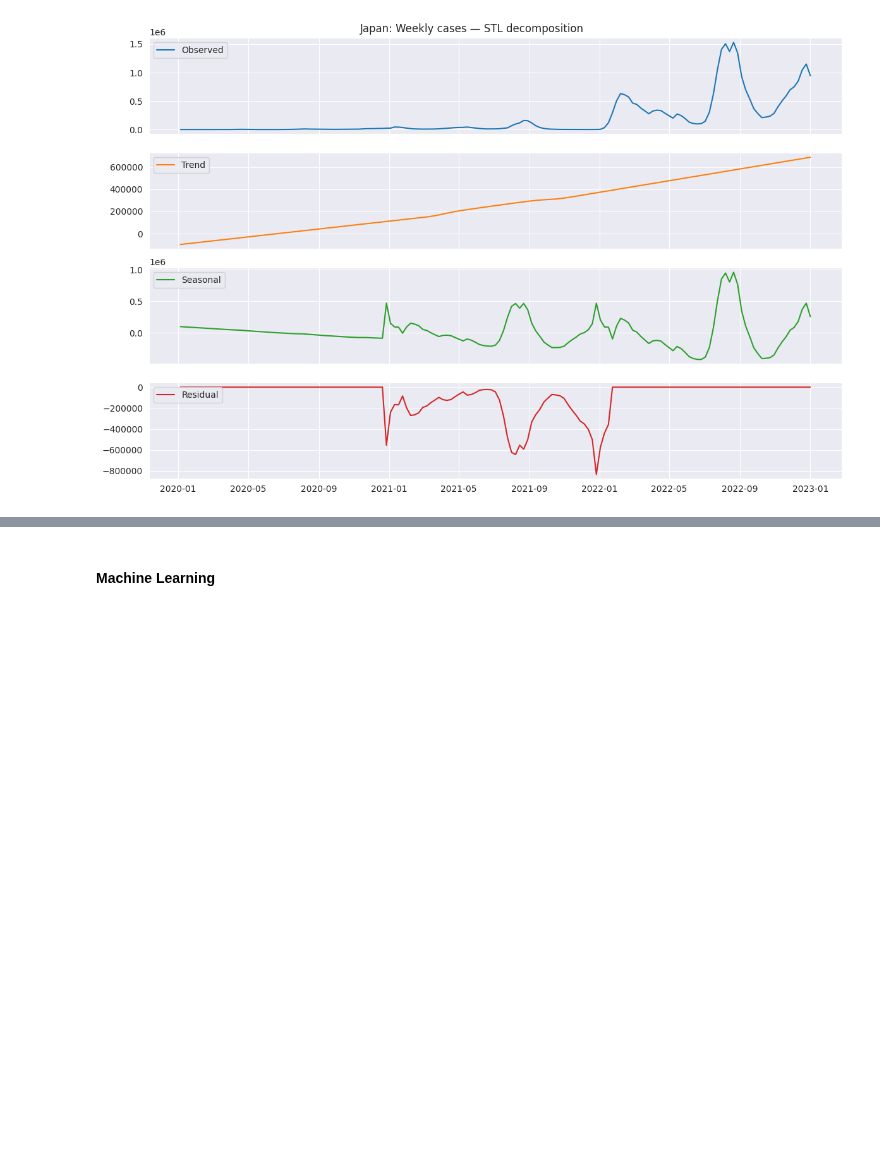
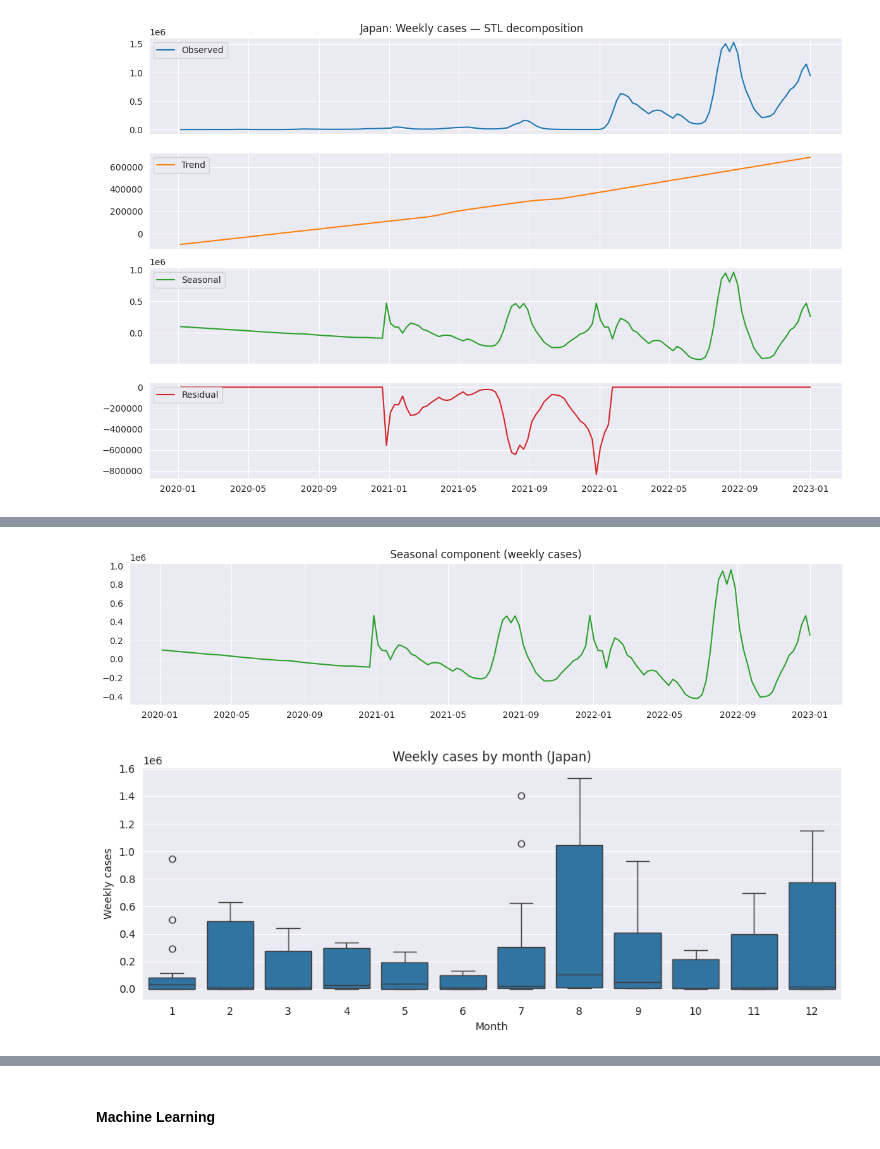
Before and after one commit to chipojaya1/myNEBDHub, a Jupyter notebook: Japan_case_study_Milestone_#2.ipynb, the cells around one changed output, grey strips where cells are left out. Cells and saved outputs as stored; diff of their text form; code cells hidden in the pictures; blank space fills up the shorter version.

```diff
--- a/Japan_case_study_Milestone_#2.ipynb
+++ b/Japan_case_study_Milestone_#2.ipynb
@@ -74,0 +94,18 @@ plt.show()
+# %%
+# 1) STL seasonal component
+fig, ax = plt.subplots(figsize=(12,3))
+ax.plot(wk.index, res.seasonal, color='C2')
+ax.set_title('Seasonal component (weekly cases)')
+ax.grid(True, axis='y', alpha=0.3)
+plt.tight_layout(); plt.show()
+
+# 2) Month-of-year seasonal plot (calendar view)
+mview = wk.assign(month=wk.index.month, year=wk.index.year).dropna()
+fig, ax = plt.subplots(figsize=(10,4))
+sns.boxplot(data=mview, x='month', y='weekly_cases', ax=ax)
+ax.set_title('Weekly cases by month (Japan)')
+ax.set_xlabel('Month'); ax.set_ylabel('Weekly cases')
+plt.tight_layout(); plt.show()
+# %% [output]
+[figure, added]
+[figure, added]
```
Also changed, not shown: parts of 5 cells of this notebook, 1 other file.
